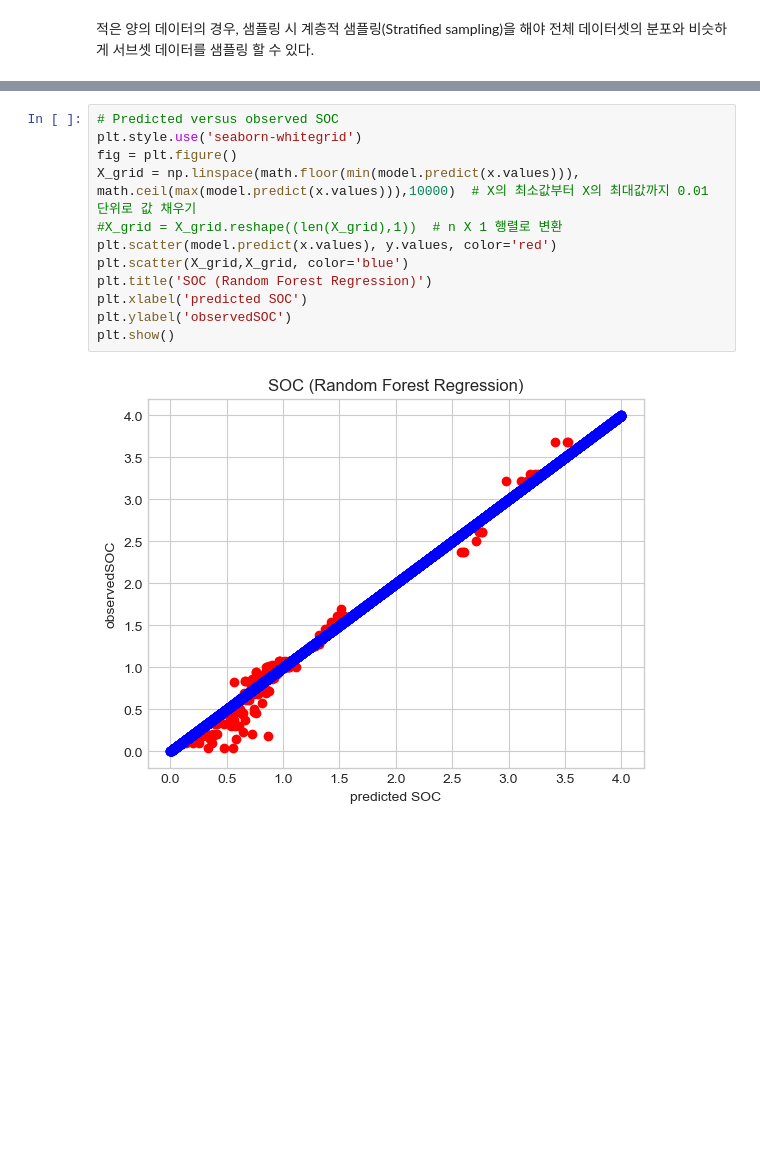
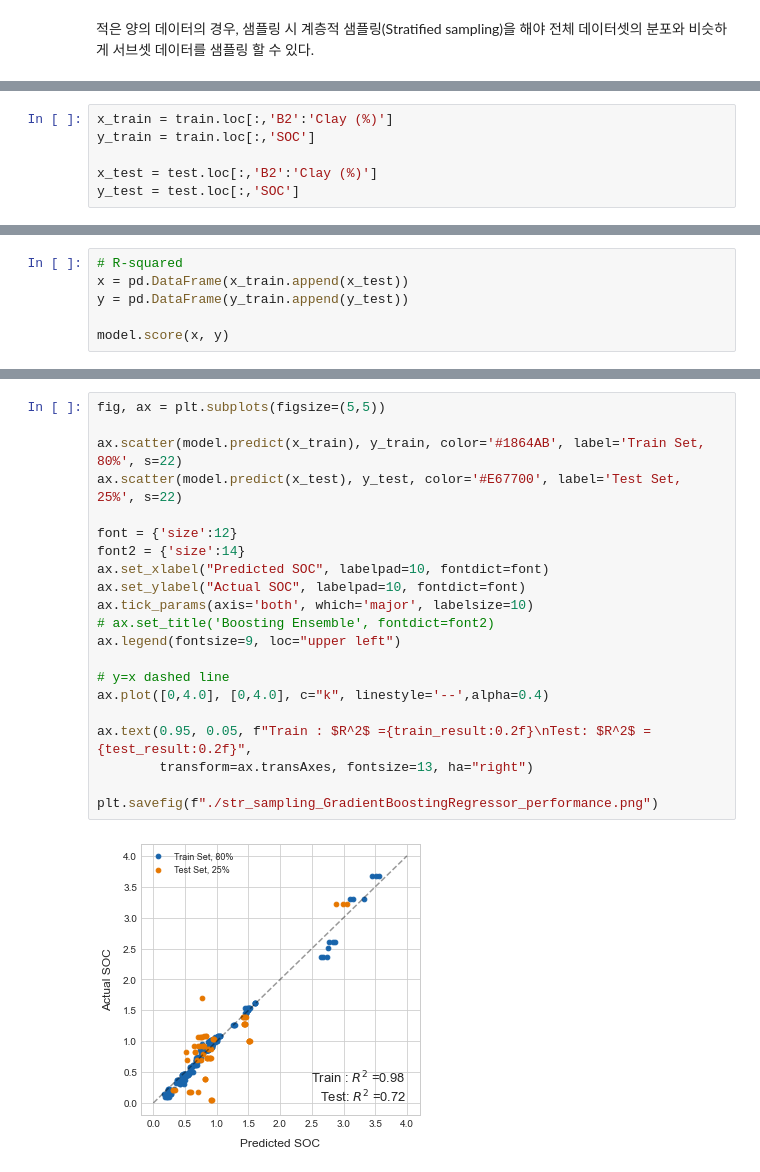
Before and after one commit to P-uyoung/X-Corps_Soil-detection, a Jupyter notebook: Models/str_sampling_rf_20_S2A_SWHC_ST.ipynb, the cells around one changed output, grey strips where cells are left out. Saved outputs shown, nothing was run; the diff lists cells and outputs as text; blank space fills up the shorter version.

```diff
--- a/Models/str_sampling_rf_20_S2A_SWHC_ST.ipynb
+++ b/Models/str_sampling_rf_20_S2A_SWHC_ST.ipynb
@@ -180,0 +285,6 @@ x_train, x_test, y_train, y_test = train_test_split(x.values, y.values, test_siz
+# %%
+x_train = train.loc[:,'B2':'Clay (%)']
+y_train = train.loc[:,'SOC']
+
+x_test = test.loc[:,'B2':'Clay (%)']
+y_test = test.loc[:,'SOC']
@@ -208,0 +315,6 @@ model.score(x.values,y.values)
+# %%
+# R-squared
+x = pd.DataFrame(x_train.append(x_test))
+y = pd.DataFrame(y_train.append(y_test))
+
+model.score(x, y)
@@ -234,17 +348,26 @@ plt.show()
-# %%
-# Predicted versus observed SOC
-plt.style.use('seaborn-whitegrid')
-fig = plt.figure()
-X_grid = np.linspace(math.floor(min(model.predict(x.values))), math.ceil(max(model.predict(x.values))),10000)  # X의 최소값부터 X의 최대값까지 0.01 단위로 값 채우기
-#X_grid = X_grid.reshape((len(X_grid),1))  # n X 1 행렬로 변환
-plt.scatter(model.predict(x.values), y.values, color='red')
-plt.scatter(X_grid,X_grid, color='blue')
-plt.title('SOC (Random Forest Regression)')
-plt.xlabel('predicted SOC')
-plt.ylabel('observedSOC')
-plt.show()
-# %% [output]
-[figure, removed]
+# %%
+fig, ax = plt.subplots(figsize=(5,5))
+
+ax.scatter(model.predict(x_train), y_train, color='#1864AB', label='Train Set, 80%', s=22)
+ax.scatter(model.predict(x_test), y_test, color='#E67700', label='Test Set, 25%', s=22)
+
+font = {'size':12}
+font2 = {'size':14}
+ax.set_xlabel("Predicted SOC", labelpad=10, fontdict=font)
+ax.set_ylabel("Actual SOC", labelpad=10, fontdict=font)
+ax.tick_params(axis='both', which='major', labelsize=10)
+# ax.set_title('Boosting Ensemble', fontdict=font2)
+ax.legend(fontsize=9, loc="upper left")
+
+# y=x dashed line
+ax.plot([0,4.0], [0,4.0], c="k", linestyle='--',alpha=0.4)
+
+ax.text(0.95, 0.05, f"Train : $R^2$ ={train_result:0.2f}\nTest: $R^2$ ={test_result:0.2f}",
+        transform=ax.transAxes, fontsize=13, ha="right")
+
+plt.savefig(f"./str_sampling_GradientBoostingRegressor_performance.png")
+# %% [output]
+[figure, added]
 # %%
 # output to csv
 
```
Also changed, not shown: parts of 25 cells of this notebook.
